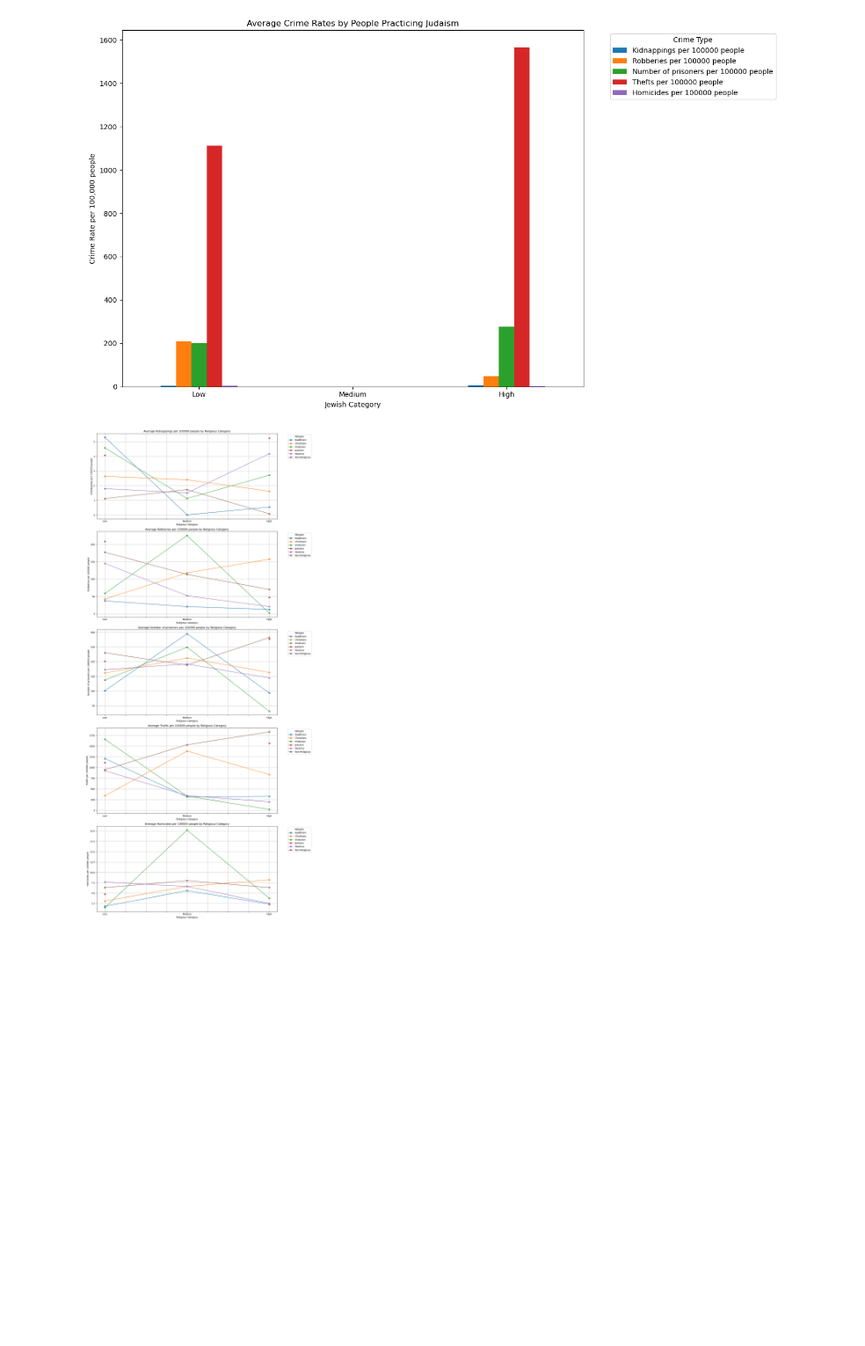
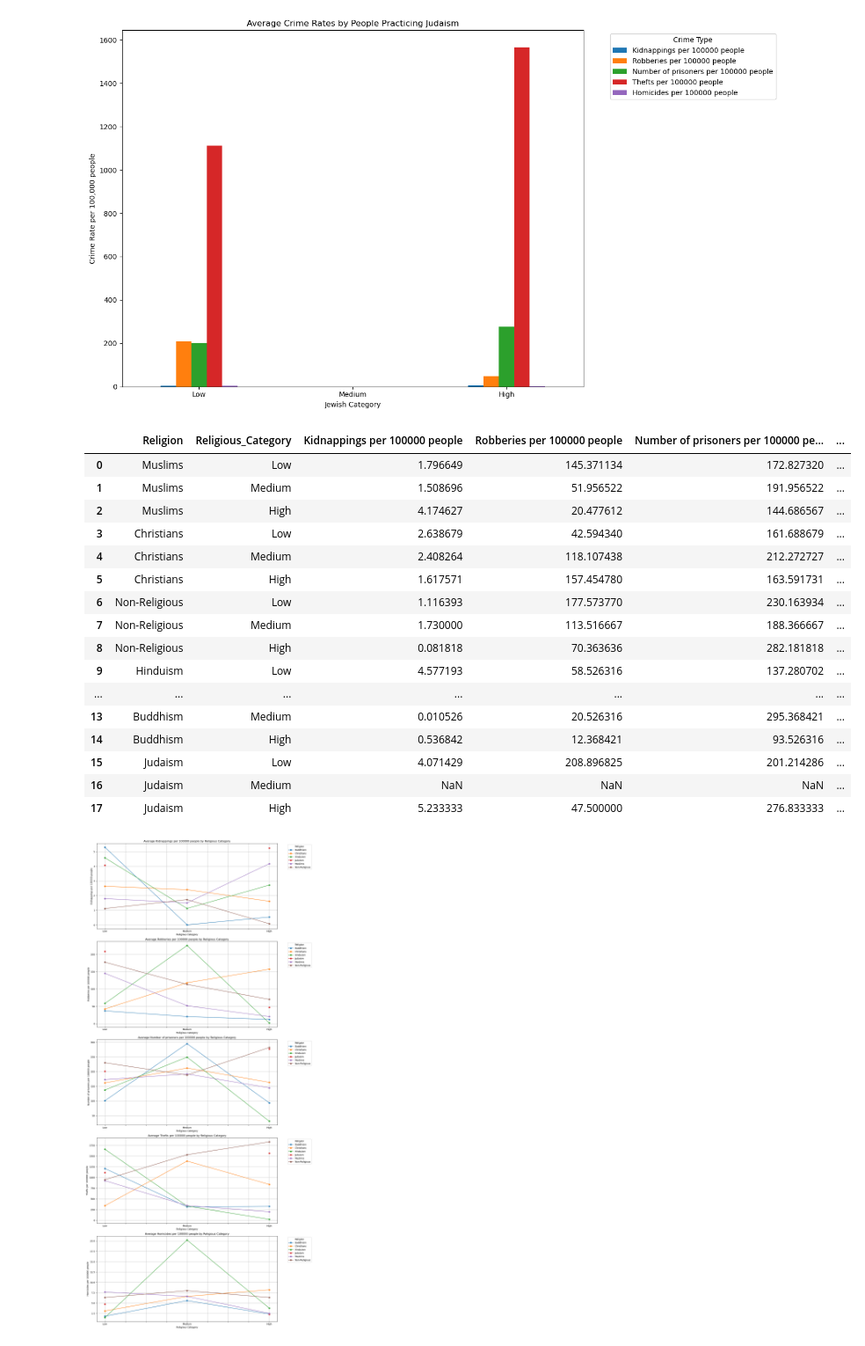
Before and after one commit to bikerdouglas/religions_crimes, a Jupyter notebook: main.ipynb, the cells around one changed output. Shown at 88% size. Cells and saved outputs as stored; diff of their text form; code cells hidden in the pictures; blank space fills up the shorter version.

```diff
--- a/main.ipynb
+++ b/main.ipynb
@@ -298,4 +298,35 @@ plt.tight_layout()
 plt.show()
 # %% [output]
 [figure]
+# %%
+average_crime_rates_all = pd.concat([
+    average_crime_rates_m,
+    average_crime_rates_c,
+    average_crime_rates_non,
+    average_crime_rates_h,
+    average_crime_rates_b,
+    average_crime_rates_j
+], keys=['Muslims', 'Christians', 'Non-Religious', 'Hinduism', 'Buddhism', 'Judaism'], names=['Religion', 'Religious_Category'])
+
+# Reset index for better plotting
+average_crime_rates_all = average_crime_rates_all.reset_index()
+average_crime_rates_all
+# %% [output]
+|  | Religion | Religious_Category | Kidnappings per 100000 people | Robberies per 100000 people | Number of prisoners per 100000 pe... | ... |
+| 0 | Muslims | Low | 1.796649 | 145.371134 | 172.827320 | ... |
+| 1 | Muslims | Medium | 1.508696 | 51.956522 | 191.956522 | ... |
+| 2 | Muslims | High | 4.174627 | 20.477612 | 144.686567 | ... |
+| 3 | Christians | Low | 2.638679 | 42.594340 | 161.688679 | ... |
+| 4 | Christians | Medium | 2.408264 | 118.107438 | 212.272727 | ... |
+| 5 | Christians | High | 1.617571 | 157.454780 | 163.591731 | ... |
+| 6 | Non-Religious | Low | 1.116393 | 177.573770 | 230.163934 | ... |
+| 7 | Non-Religious | Medium | 1.730000 | 113.516667 | 188.366667 | ... |
+| 8 | Non-Religious | High | 0.081818 | 70.363636 | 282.181818 | ... |
+| 9 | Hinduism | Low | 4.577193 | 58.526316 | 137.280702 | ... |
+| ... | ... | ... | ... | ... | ... | ... |
+| 13 | Buddhism | Medium | 0.010526 | 20.526316 | 295.368421 | ... |
+| 14 | Buddhism | High | 0.536842 | 12.368421 | 93.526316 | ... |
+| 15 | Judaism | Low | 4.071429 | 208.896825 | 201.214286 | ... |
+| 16 | Judaism | Medium | NaN | NaN | NaN | ... |
+| 17 | Judaism | High | 5.233333 | 47.500000 | 276.833333 | ... |
 # %%
```
Also changed, not shown: parts of 1 cell of this notebook.
